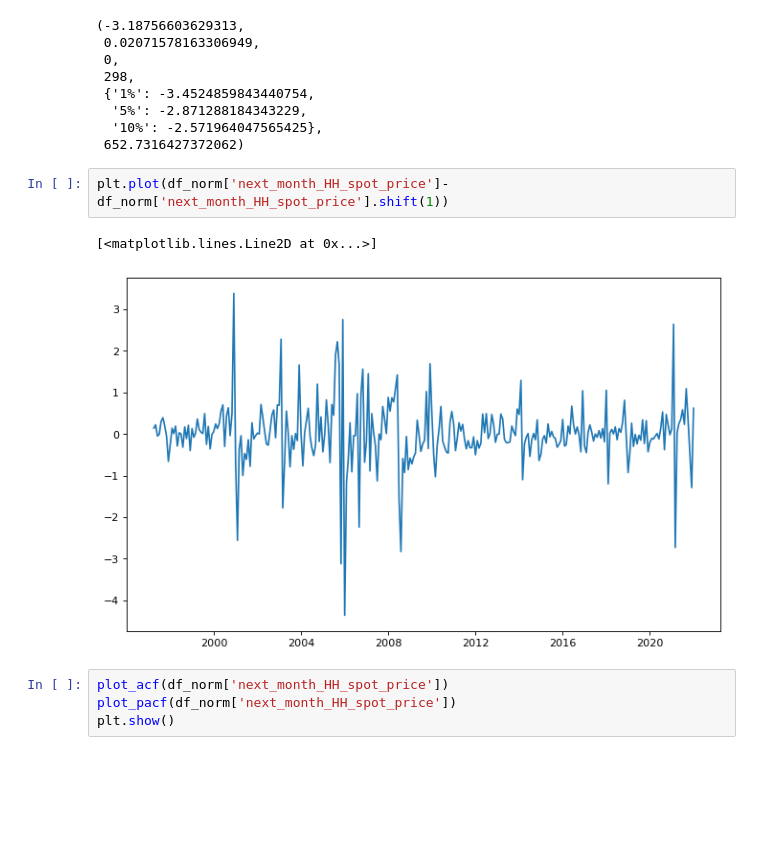
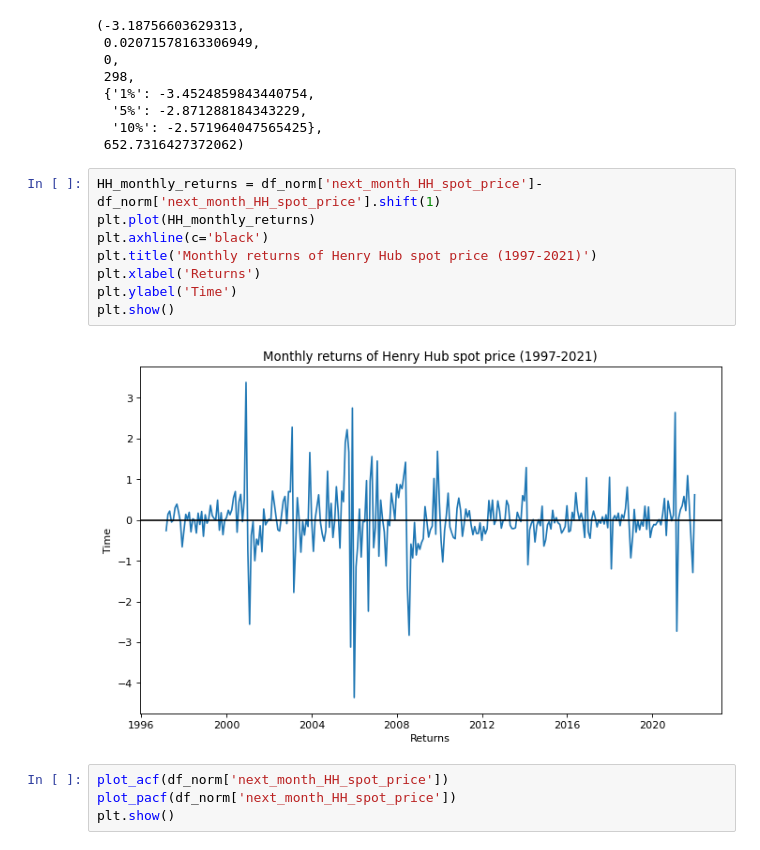
Before and after one commit to yahanxu/Team-2, a Jupyter notebook: Henry Hub price forecast code.ipynb, the cells around one changed output. Drawn from its saved outputs; the diff is of its cells as text; blank space fills up the shorter version.

```diff
--- a/Henry Hub price forecast code.ipynb
+++ b/Henry Hub price forecast code.ipynb
@@ -630,10 +681,15 @@ adfuller(df_norm['next_month_HH_spot_price'])  # H0: ts is non-stationary
   '10%': -2.571964047565425},
  652.7316427372062)
 # %%
-plt.plot(df_norm['next_month_HH_spot_price']-df_norm['next_month_HH_spot_price'].shift(1))
+HH_monthly_returns = df_norm['next_month_HH_spot_price']-df_norm['next_month_HH_spot_price'].shift(1)
+plt.plot(HH_monthly_returns)
+plt.axhline(c='black')
+plt.title('Monthly returns of Henry Hub spot price (1997-2021)')
+plt.xlabel('Returns')
+plt.ylabel('Time')
+plt.show()
 # %% [output]
-[<matplotlib.lines.Line2D at 0x...>]
-[figure, old version]
+[figure, new version]
 # %%
 plot_acf(df_norm['next_month_HH_spot_price'])
 plot_pacf(df_norm['next_month_HH_spot_price'])
```
Also changed, not shown: parts of 28 cells of this notebook.
